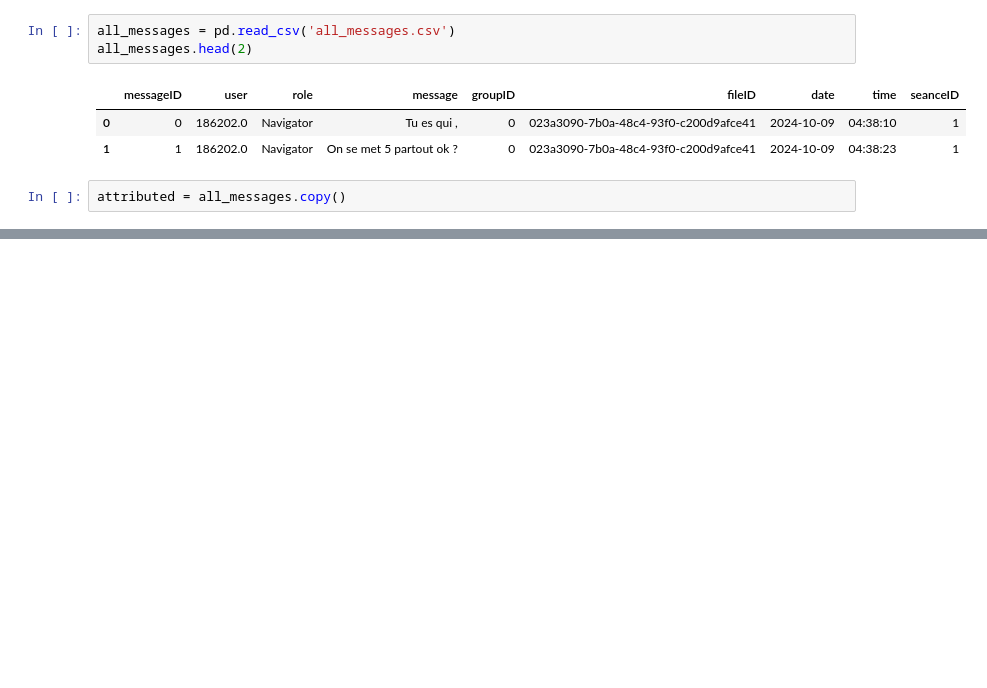
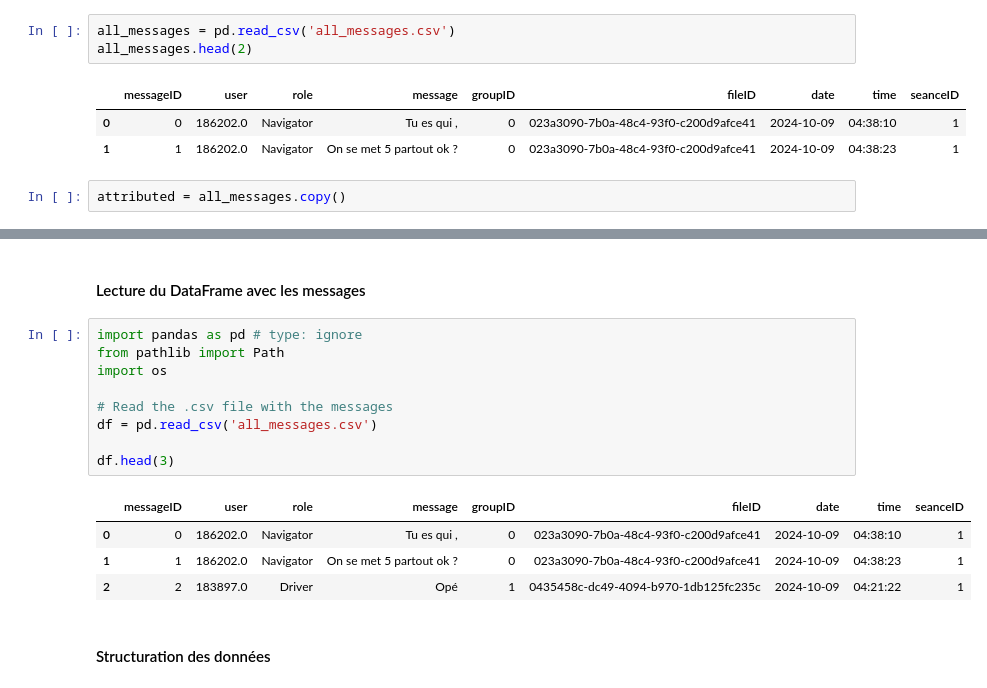
Before and after one commit to chloeboireaudevier/StageMIDL, a Jupyter notebook: automatisation_attributs.ipynb, the cells around one changed output, grey strips where cells are left out. Saved outputs shown, nothing was run; the diff lists cells and outputs as text; blank space fills up the shorter version.

```diff
--- a/automatisation_attributs.ipynb
+++ b/automatisation_attributs.ipynb
@@ -23,0 +40,18 @@ attributed.head(5)
+# %% [markdown]
+#### Lecture du DataFrame avec les messages
+# %%
+import pandas as pd # type: ignore
+from pathlib import Path
+import os
+
+# Read the .csv file with the messages
+df = pd.read_csv('all_messages.csv')
+
+df.head(3)
+# %% [output]
+|  | messageID | user | role | message | groupID | fileID | date | time | seanceID |
+| 0 | 0 | 186202.0 | Navigator | Tu es qui , | 0 | 023a3090-7b0a-48c4-93f0-c200d9afce41 | 2024-10-09 | 04:38:10 | 1 |
+| 1 | 1 | 186202.0 | Navigator | On se met 5 partout ok ? | 0 | 023a3090-7b0a-48c4-93f0-c200d9afce41 | 2024-10-09 | 04:38:23 | 1 |
+| 2 | 2 | 183897.0 | Driver | Opé | 1 | 0435458c-dc49-4094-b970-1db125fc235c | 2024-10-09 | 04:21:22 | 1 |
+# %% [markdown]
+#### Structuration des données
```
Also changed, not shown: parts of 17 cells of this notebook, 6 other files.
